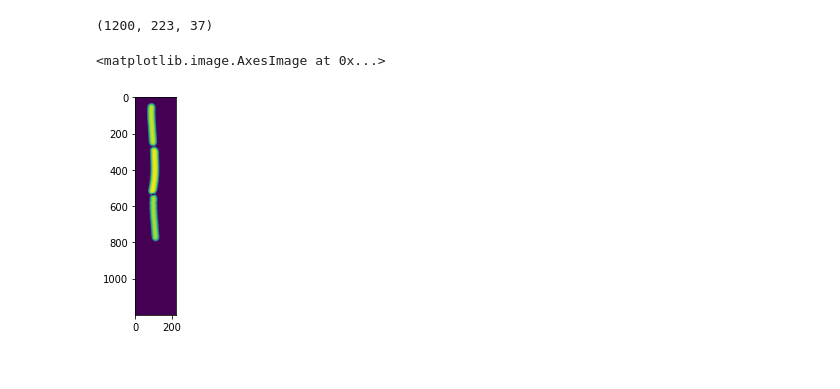
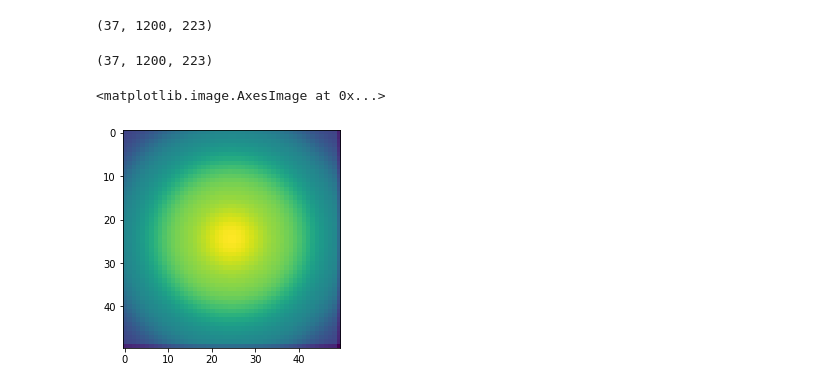
Before and after one commit to georgeoshardo/SyMBac, a Jupyter notebook: for_reviewers/3D_conv.ipynb, the cells around one changed output. Cells and saved outputs as stored; diff of their text form; code cells hidden in the pictures.

```diff
--- a/for_reviewers/3D_conv.ipynb
+++ b/for_reviewers/3D_conv.ipynb
@@ -58,9 +55,7 @@ for t in range(int(cells.max()*2)):
         for z in test_coords[2]:
             cells_3D[x,y,z] = 1
 # %%
-cells_3D.shape
+cells_3D = np.moveaxis(cells_3D, -1, 0)
-# %% [output]
-(1200, 223, 37)
 # %%
 from vtk.util import numpy_support
 import vtk
@@ -85,7 +80,6 @@ writer.SetFileName("test.mhd")
 writer.SetInputData(imdata)
 writer.Write()
 # %%
-plt.imshow(cells_3D.sum(axis=2))
+cells_3D.shape
 # %% [output]
-<matplotlib.image.AxesImage at 0x...>
+(37, 1200, 223)
-[figure, removed]
@@ -96,0 +86,12 @@ napari.run()  # start the event loop and show viewer
+# %%
+cells_3D.shape
+# %% [output]
+(37, 1200, 223)
+# %%
+psf = psfm.make_psf(50, 50, dxy=0.065/3, dz=0.065/3, pz=0)
+#psf = np.moveaxis(psf, 0, -1)
+# %%
+plt.imshow(np.log(psf[5]))
+# %% [output]
+<matplotlib.image.AxesImage at 0x...>
+[figure, added]
```
Also changed, not shown: parts of 10 cells of this notebook, 7 other files.
